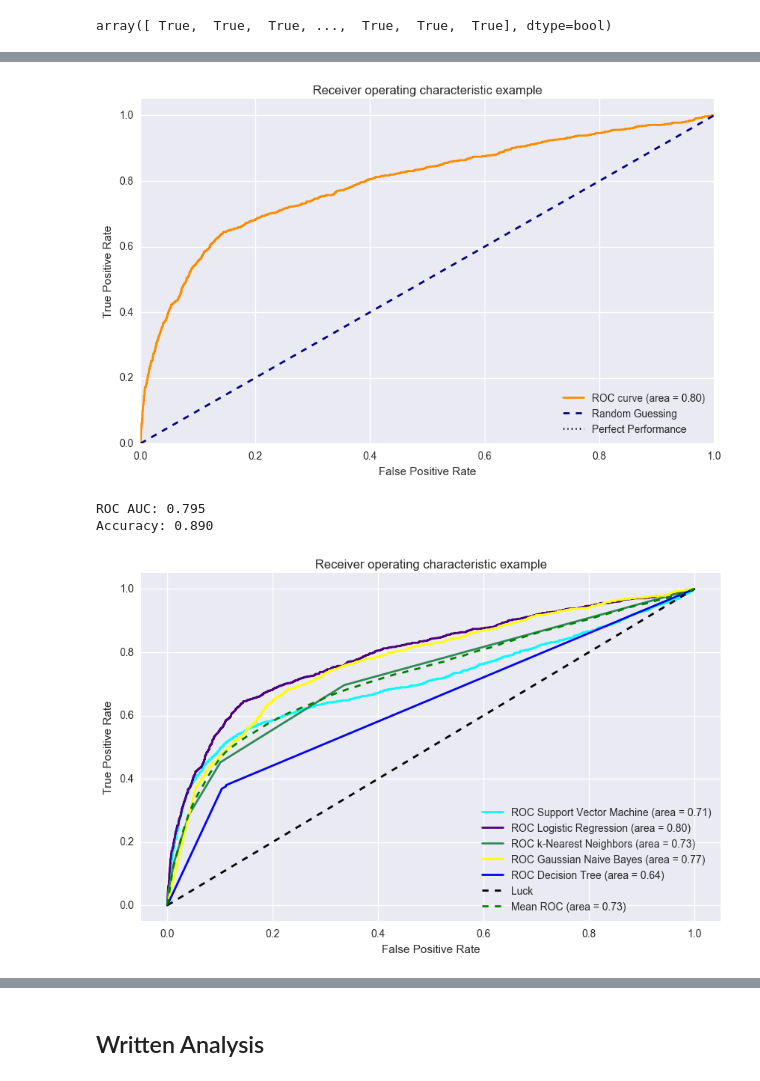
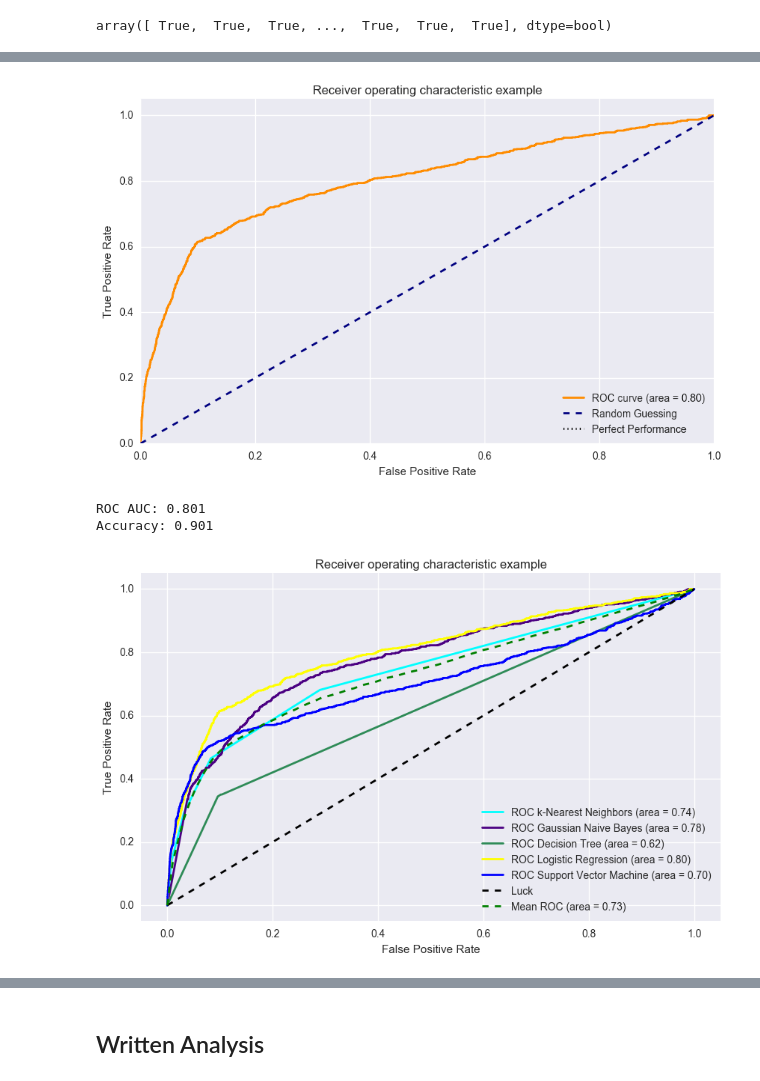
Before and after one commit to k2datascience/classification-example, a Jupyter notebook: 3-Modeling-Tuning.ipynb, the cells around one changed output, grey strips where cells are left out. Saved outputs shown, nothing was run; the diff lists cells and outputs as text; code cells hidden in the pictures.

```diff
--- a/3-Modeling-Tuning.ipynb
+++ b/3-Modeling-Tuning.ipynb
@@ -256,16 +266,16 @@ plt.show()
 # %%
 # Grid search with a stratified KFold
 parameter_grid = {
-    'clf__C': [0.001, 0.01, 0.1, 1, 10, 100, 1000]
+    'C': [0.001, 0.01, 0.1, 1, 10, 100, 1000]
 }
 
 cross_validation = StratifiedKFold(n_splits=10)
 
-gs = GridSearchCV(pipe_lr,
+gs = GridSearchCV(LogisticRegression(penalty='l2', random_state=0),
                   param_grid=parameter_grid,
                   cv=cross_validation)
 
-gs.fit(X_train, y_train)
+gs.fit(bank_prepared, bank_labels)
 print('Best score: {}'.format(gs.best_score_))
 print('Best parameters: {}'.format(gs.best_params_))
 # %% [output]
@@ -274,5 +284,5 @@ Best parameters: {'clf__C': 0.1}
 # %%
 clf = gs.best_estimator_
-clf.fit(X_train_std, y_train)
-print('Test accuracy: %.3f' % clf.score(X_test_std, y_test))
+clf.fit(bank_prepared, bank_labels)
+print('Test accuracy: %.3f' % clf.score(X_test_prepared, y_test))
 # %% [output]
@@ -280,7 +290,7 @@ Test accuracy: 0.891
 # %%
 # Confusion matrix
-gs.fit(X_train_std, y_train)
-y_pred = gs.predict(X_test_std)
+gs.fit(bank_prepared, bank_labels)
+y_pred = gs.predict(X_test_prepared)
 confmat = confusion_matrix(y_true=y_test, y_pred=y_pred)
 print(confmat)
 # %% [output]
@@ -381,6 +396,6 @@ plt.show()
 # %%
 # Plot ROC curve
-y_score = LogisticRegression().fit(X_train_std, y_train).decision_function(X_test_std)
+y_score = LogisticRegression().fit(bank_prepared, bank_labels).predict_proba(X_test_prepared)[:, 1]
 fpr, tpr, _ = roc_curve(y_test, y_score)
 roc_auc = auc(fpr, tpr)
 
@@ -396,17 +411,17 @@ plt.title('Receiver operating characteristic example')
 plt.legend(loc="lower right")
 plt.show()
 # %% [output]
-[figure, old version]
+[figure, new version]
 # %%
 # AUC vs. Accuracy
-y_labels = LogisticRegression().fit(X_train_std, y_train).predict(X_test_std)
-y_probas = LogisticRegression().fit(X_train_std, y_train).predict_proba(X_test_std)[:, 1]
+y_labels = LogisticRegression().fit(bank_prepared, bank_labels).predict(X_test_prepared)
+y_probas = LogisticRegression().fit(bank_prepared, bank_labels).predict_proba(X_test_prepared)[:, 1]
 
 print('ROC AUC: %.3f' % roc_auc_score(y_true=y_test, y_score=y_probas))
 print('Accuracy: %.3f' % accuracy_score(y_true=y_test, y_pred=y_labels))
 # %% [output]
-ROC AUC: 0.795
-Accuracy: 0.890
+ROC AUC: 0.801
+Accuracy: 0.901
 # %%
 # Run classifiers and plot ROC curves
 cv = StratifiedKFold(n_splits=6)
@@ -425,32 +440,32 @@ colors = cycle(['cyan', 'indigo', 'seagreen', 'yellow', 'blue', 'darkorange'])
 
 i = 0
 for (name, model), color in zip(models.items(), colors):
-    probas_ = model.fit(X_train_std, y_train).predict_proba(X_test_std)
+    probas_ = model.fit(bank_prepared, bank_labels).predict_proba(X_test_prepared)
     # Compute ROC curve and area the curve
     fpr, tpr, thresholds = roc_curve(y_test, probas_[:, 1])
     mean_tpr += interp(mean_fpr, fpr, tpr)
     mean_tpr[0] = 0.0
     roc_auc = auc(fpr, tpr)
     plt.plot(fpr, tpr, lw=lw, color=color,
              label='ROC %s (area = %0.2f)' % (name, roc_auc))
 
     i += 1
 
 plt.plot([0, 1], [0, 1], linestyle='--', lw=lw, color='k',
          label='Luck')
 
 mean_tpr /= i
 mean_tpr[-1] = 1.0
 mean_auc = auc(mean_fpr, mean_tpr)
 plt.plot(mean_fpr, mean_tpr, color='g', linestyle='--',
          label='Mean ROC (area = %0.2f)' % mean_auc, lw=lw)
 
 plt.xlim([-0.05, 1.05])
 plt.ylim([-0.05, 1.05])
 plt.xlabel('False Positive Rate')
 plt.ylabel('True Positive Rate')
 plt.title('Receiver operating characteristic example')
 plt.legend(loc="lower right")
 plt.show()
 # %% [output]
-[figure, old version]
+[figure, new version]
```
Also changed, not shown: parts of 31 cells of this notebook, 7 other files.
